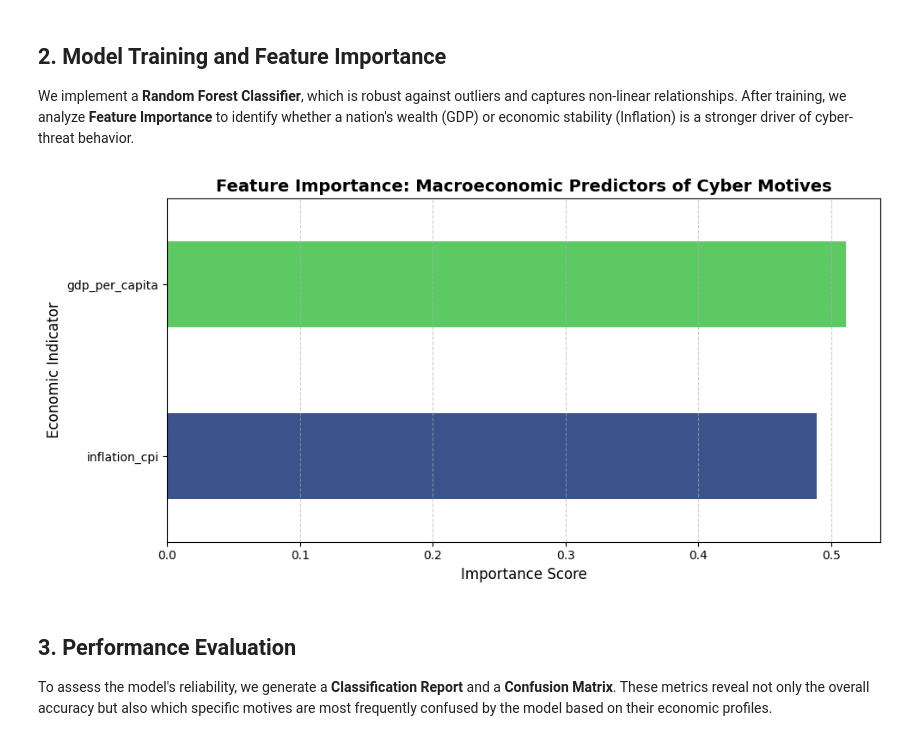
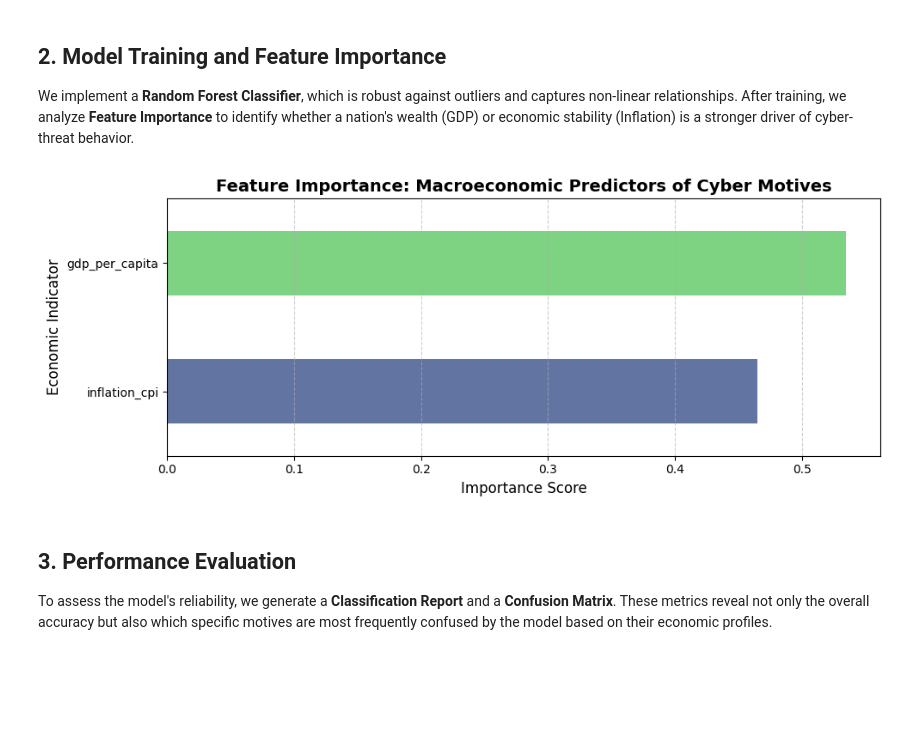
Before and after one commit to yusufkanik/DSA210-Term-Project, a Jupyter notebook: notebooks/ML.ipynb, the cells around one changed output. Drawn from its saved outputs; the diff is of its cells as text; code cells hidden in the pictures; blank space fills up the shorter version.

```diff
--- a/notebooks/ML.ipynb
+++ b/notebooks/ML.ipynb
@@ -203,27 +273,22 @@ X_train, X_test, y_train, y_test = train_test_split(X, y, test_size=0.20, random
 
 We implement a **Random Forest Classifier**, which is robust against outliers and captures non-linear relationships. After training, we analyze **Feature Importance** to identify whether a nation's wealth (GDP) or economic stability (Inflation) is a stronger driver of cyber-threat behavior.
 # %%
-# Initialize and train the Random Forest Classifier
-rf_model = RandomForestClassifier(n_estimators=100, max_depth=10, random_state=42)
-rf_model.fit(X_train, y_train)
-
-# Visualization: Feature Importance
-plt.figure(figsize=(10, 5))
-importances = pd.Series(rf_model.feature_importances_, index=X.columns)
-importances.sort_values().plot(kind='barh', color=['#3b528b', '#5dc963'])
+# =================================================================
+# VISUALIZATION 2: Feature Importance (From the Best RF Model)
+# =================================================================
+plt.figure(figsize=(10, 4))
+importances = pd.Series(best_rf.feature_importances_, index=X.columns)
+importances.sort_values().plot(kind='barh', color=['#3b528b', '#5dc963'], alpha=0.8)
 
 plt.title('Feature Importance: Macroeconomic Predictors of Cyber Motives', fontweight='bold', fontsize=14)
 plt.xlabel('Importance Score', fontsize=12)
 plt.ylabel('Economic Indicator', fontsize=12)
 plt.grid(axis='x', linestyle='--', alpha=0.6)
 plt.tight_layout()
-
-# Save and show the plot
-if not os.path.exists('../plots'): os.makedirs('../plots')
-plt.savefig('../plots/ml_feature_importance.png', dpi=300)
+plt.savefig('../plots/ml_feature_importance.png', dpi=300, bbox_inches='tight')
 plt.show()
 # %% [output]
-[figure, old version]
+[figure, new version]
 # %% [markdown]
 ## 3. Performance Evaluation
 
```
Also changed, not shown: parts of 13 cells of this notebook, 10 other files.
